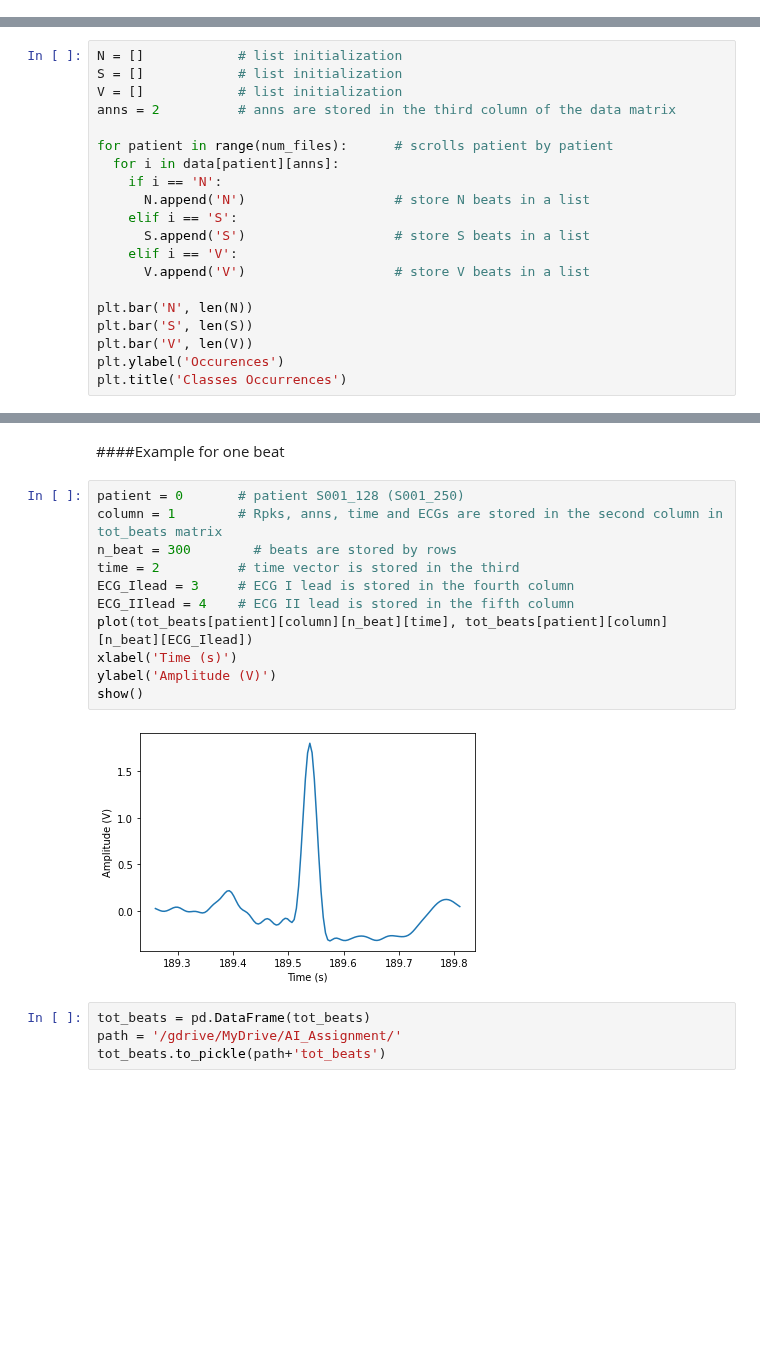
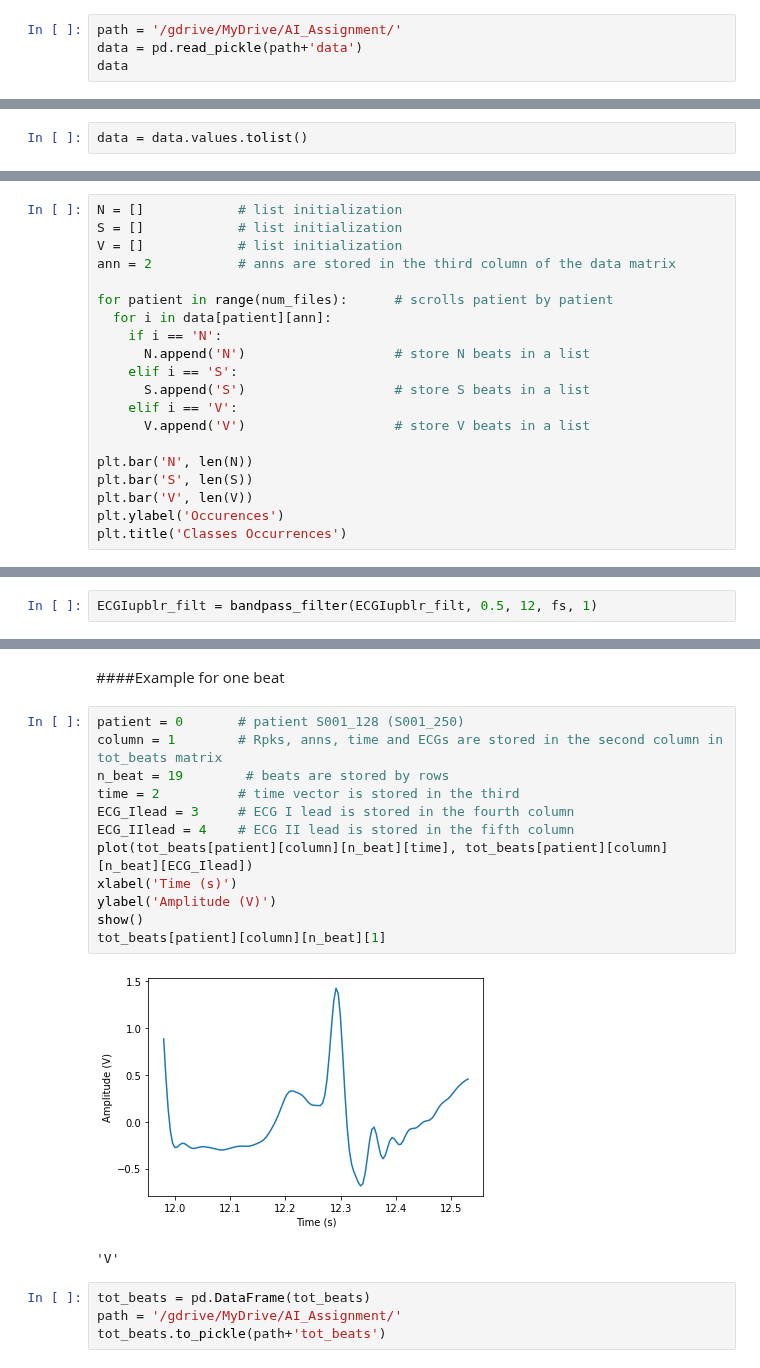
Before and after one commit to alice202122/AI_PROJECT, a Jupyter notebook: AI_Assignment.ipynb, the cells around one changed output, grey strips where cells are left out. Cells and saved outputs as stored; diff of their text form; blank space fills up the shorter version.

```diff
--- a/AI_Assignment.ipynb
+++ b/AI_Assignment.ipynb
@@ -112,0 +132,4 @@ for patient in range(num_files):
+# %%
+path = '/gdrive/MyDrive/AI_Assignment/'
+data = pd.read_pickle(path+'data')
+data
@@ -113,3 +150,5 @@ for patient in range(num_files):
+# %%
+data = data.values.tolist()
 # %% [markdown]
 #DATA INSPECTION
 # %% [markdown]
@@ -118,10 +157,10 @@ for patient in range(num_files):
 N = []            # list initialization
 S = []            # list initialization
 V = []            # list initialization
-anns = 2          # anns are stored in the third column of the data matrix
+ann = 2           # anns are stored in the third column of the data matrix
 
 for patient in range(num_files):      # scrolls patient by patient
-  for i in data[patient][anns]:
+  for i in data[patient][ann]:
     if i == 'N':
       N.append('N')                   # store N beats in a list
     elif i == 'S':
@@ -491,3 +614,5 @@ delay
+# %%
+ECGIupblr_filt = bandpass_filter(ECGIupblr_filt, 0.5, 12, fs, 1)
 # %% [markdown]
 ####For all signals
 # %%
@@ -552,16 +677,18 @@ tot_beats = extractor(wnwst_t, wnwend_t)
 # %%
 patient = 0       # patient S001_128 (S001_250)
 column = 1        # Rpks, anns, time and ECGs are stored in the second column in tot_beats matrix
-n_beat = 300        # beats are stored by rows
+n_beat = 19        # beats are stored by rows
 time = 2          # time vector is stored in the third
 ECG_Ilead = 3     # ECG I lead is stored in the fourth column
 ECG_IIlead = 4    # ECG II lead is stored in the fifth column
 plot(tot_beats[patient][column][n_beat][time], tot_beats[patient][column][n_beat][ECG_Ilead])
 xlabel('Time (s)')
 ylabel('Amplitude (V)')
 show()
+tot_beats[patient][column][n_beat][1]
 # %% [output]
-[figure, old version]
+[figure, new version]
+'V'
 # %%
 tot_beats = pd.DataFrame(tot_beats)
 path = '/gdrive/MyDrive/AI_Assignment/'
```
Also changed, not shown: parts of 144 cells of this notebook.
